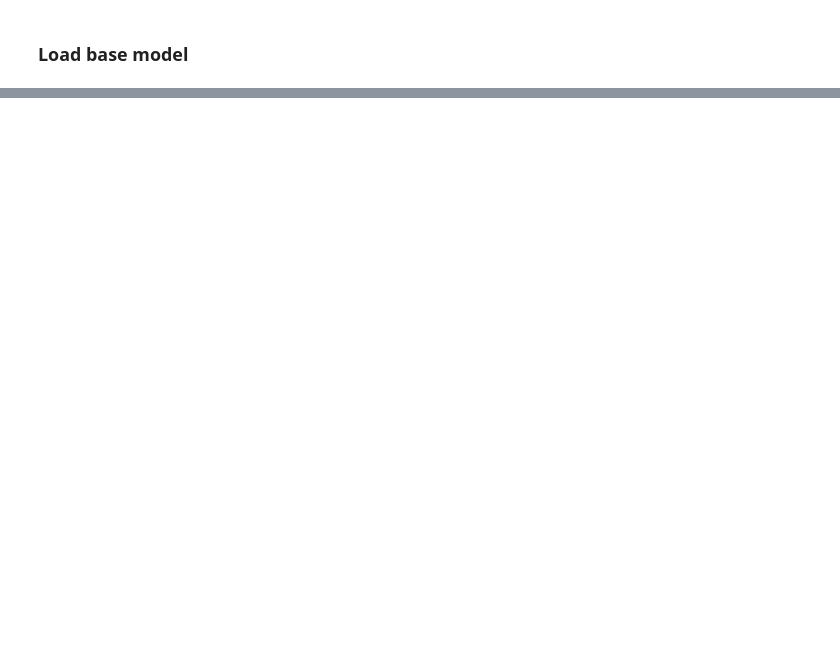
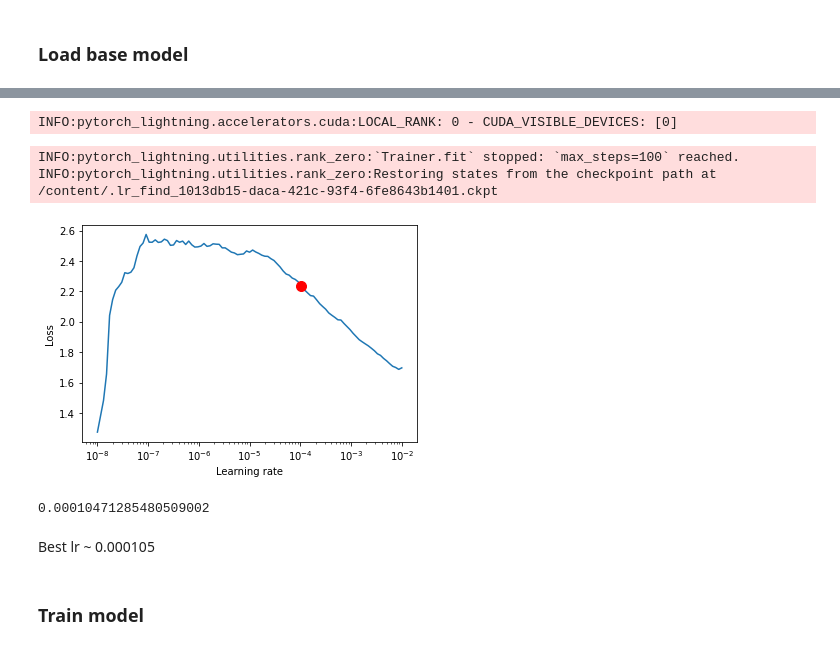
Before and after one commit to Karthick47v2/question-generator, a Jupyter notebook: model_train.ipynb, the cells around one changed output, grey strips where cells are left out. Drawn from its saved outputs; the diff is of its cells as text; code cells hidden in the pictures; blank space fills up the shorter version.

```diff
--- a/model_train.ipynb
+++ b/model_train.ipynb
@@ -218,0 +268,4 @@ MisconfigurationException: ignored
+# %%
+BATCH_SIZE = 8
+N_EPOCHS = 3
+MAX_LR = 1e-2
@@ -218,0 +274,6 @@ MisconfigurationException: ignored
+# %%
+data_module = QADataModule(train_df, validation_df, test_df, t5_tokenizer, BATCH_SIZE, 72) # 48 / 72
+data_module.setup()
+# %%
+model = QAModel(learning_rate = MAX_LR)
+trainer = pl.Trainer(accelerator='gpu', devices=1, max_epochs=20)
@@ -218,0 +288,20 @@ MisconfigurationException: ignored
+# %%
+lr_finder = trainer.tuner.lr_find(model, data_module, max_lr=MAX_LR)
+# %% [output]
+INFO:pytorch_lightning.accelerators.cuda:LOCAL_RANK: 0 - CUDA_VISIBLE_DEVICES: [0]
+INFO:pytorch_lightning.utilities.rank_zero:`Trainer.fit` stopped: `max_steps=100` reached.
+INFO:pytorch_lightning.utilities.rank_zero:Restoring states from the checkpoint path at /content/.lr_find_1013db15-daca-421c-93f4-6fe8643b1401.ckpt
+# %%
+fig = lr_finder.plot(suggest=True)
+fig.show()
+# %% [output]
+[figure, added]
+# %%
+lr = lr_finder.suggestion()
+print(lr)
+# %% [output]
+0.00010471285480509002
+# %% [markdown]
+Best lr ~ 0.000105
+# %% [markdown]
+### Train model
```
Also changed, not shown: parts of 23 cells of this notebook.
